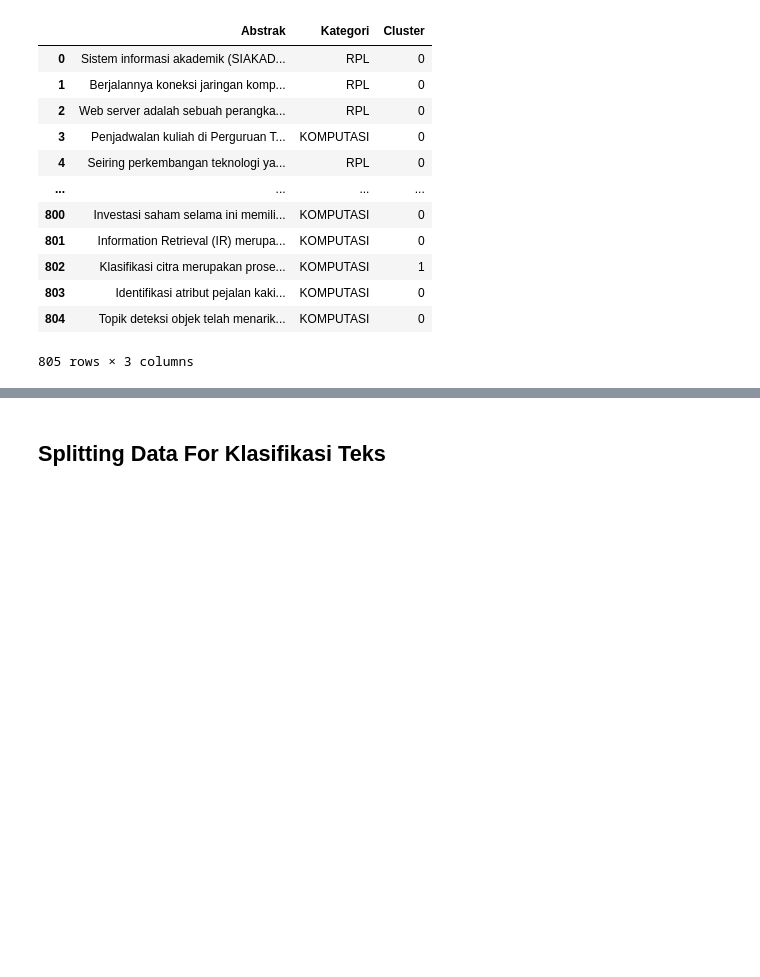
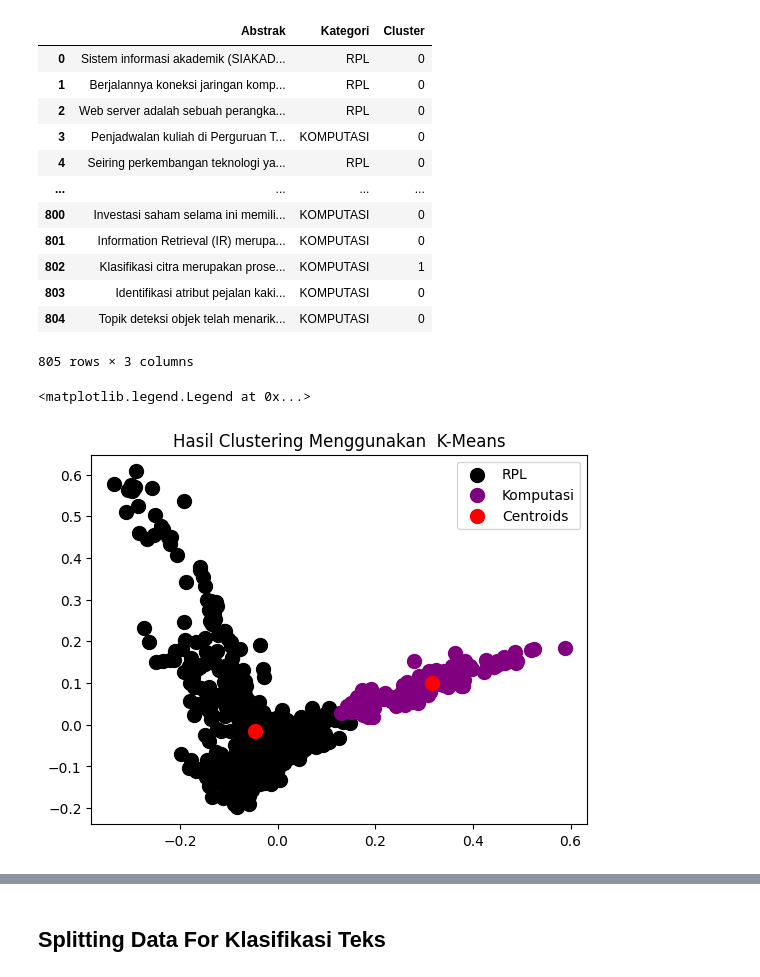
Before and after one commit to Ihsan210702/prosaindata, a Jupyter notebook: _sources/UTS.ipynb, the cells around one changed output, grey strips where cells are left out. Cells and saved outputs as stored; diff of their text form; code cells hidden in the pictures; blank space fills up the shorter version.

```diff
--- a/_sources/UTS.ipynb
+++ b/_sources/UTS.ipynb
@@ -368,3 +397,17 @@ result
 | 803 | Identifikasi atribut pejalan kaki... | KOMPUTASI | 0 |
 | 804 | Topik deteksi objek telah menarik... | KOMPUTASI | 0 |
 805 rows × 3 columns
+# %%
+#Visualising the clusters
+import matplotlib.pyplot as plt
+plt.title("Hasil Clustering Menggunakan  K-Means")
+plt.scatter(principalComponents_abstrak[fitted_K == 0, 0], principalComponents_abstrak[fitted_K == 0, 1], s = 100, c = 'black', label = 'RPL')
+plt.scatter(principalComponents_abstrak[fitted_K == 1, 0], principalComponents_abstrak[fitted_K == 1, 1], s = 100, c = 'purple', label = 'Komputasi')
+
+#Plotting the centroids of the clusters
+plt.scatter(cluster_K.cluster_centers_[:, 0], cluster_K.cluster_centers_[:,1], s = 100, c = 'red', label = 'Centroids')
+
+plt.legend()
+# %% [output]
+<matplotlib.legend.Legend at 0x...>
+[figure, added]
```
Also changed, not shown: parts of 4 cells of this notebook, 9 other files.
